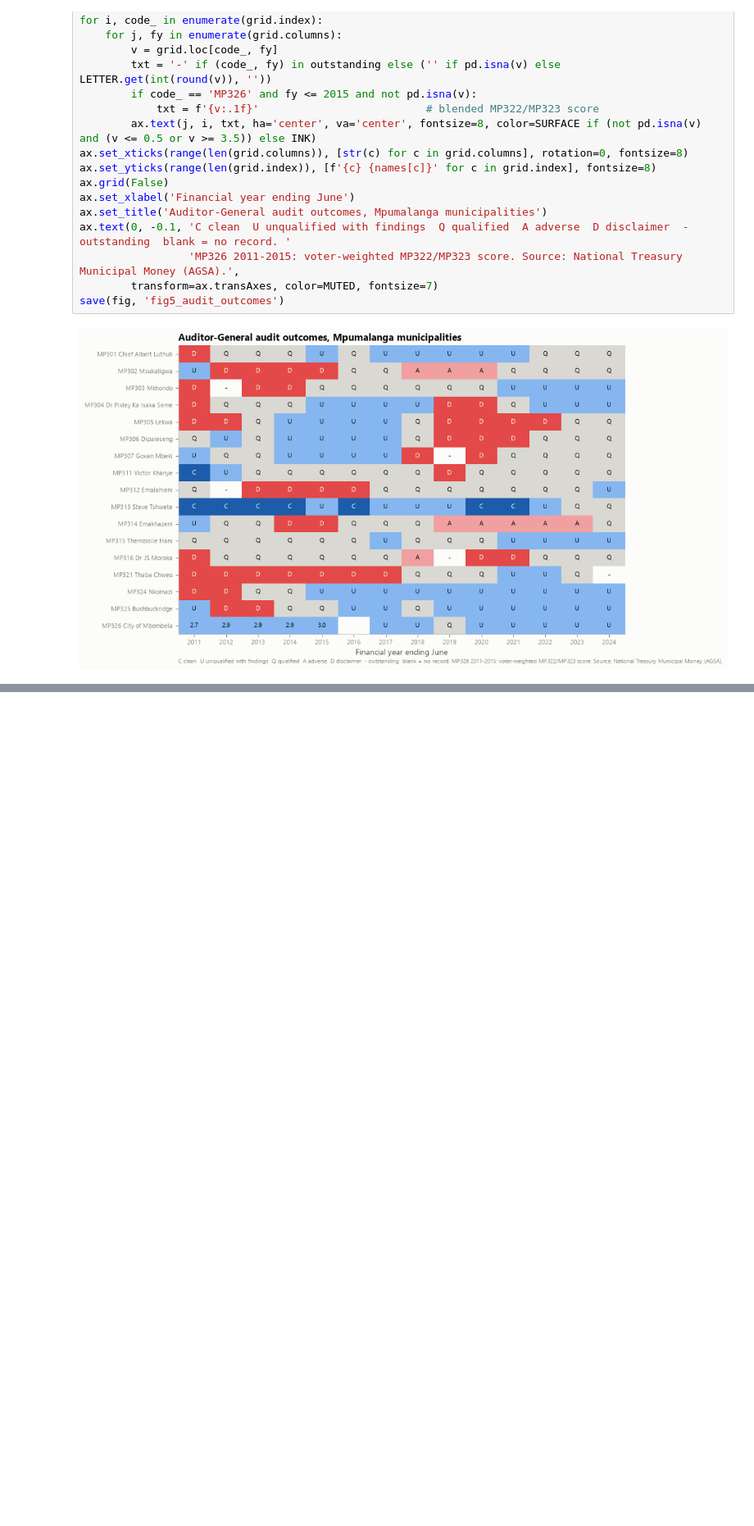
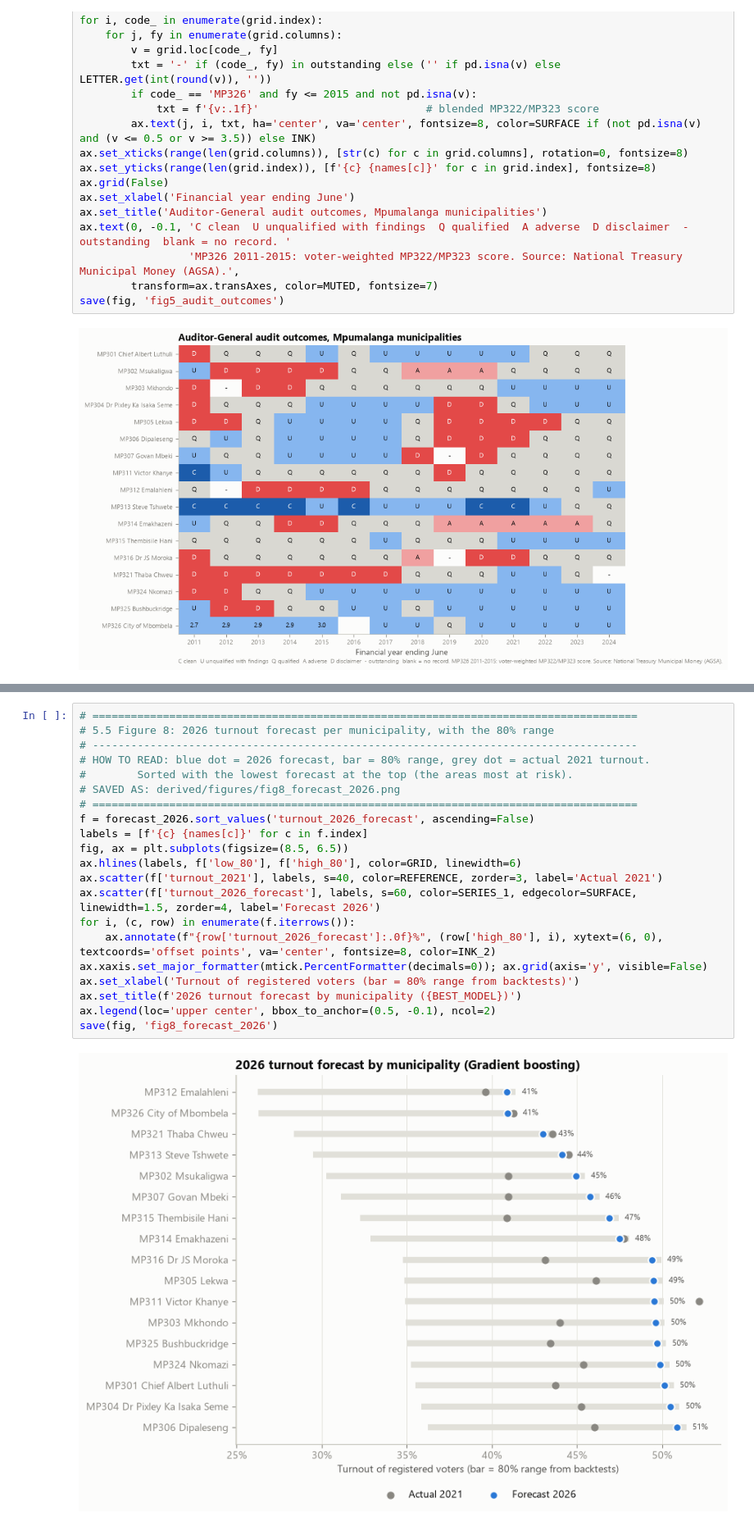
Before and after one commit to jaydenmanca/DIRISA_PROJECT, a Jupyter notebook: model.ipynb, the cells around one changed output, grey strips where cells are left out. Shown at 82% size. Saved outputs shown, nothing was run; the diff lists cells and outputs as text; blank space fills up the shorter version.

```diff
--- a/model.ipynb
+++ b/model.ipynb
@@ -1581,0 +1947,23 @@ Stage 4 complete.
+# %%
+# =====================================================================================
+# 5.5 Figure 8: 2026 turnout forecast per municipality, with the 80% range
+# -------------------------------------------------------------------------------------
+# HOW TO READ: blue dot = 2026 forecast, bar = 80% range, grey dot = actual 2021 turnout.
+#        Sorted with the lowest forecast at the top (the areas most at risk).
+# SAVED AS: derived/figures/fig8_forecast_2026.png
+# =====================================================================================
+f = forecast_2026.sort_values('turnout_2026_forecast', ascending=False)
+labels = [f'{c} {names[c]}' for c in f.index]
+fig, ax = plt.subplots(figsize=(8.5, 6.5))
+ax.hlines(labels, f['low_80'], f['high_80'], color=GRID, linewidth=6)
+ax.scatter(f['turnout_2021'], labels, s=40, color=REFERENCE, zorder=3, label='Actual 2021')
+ax.scatter(f['turnout_2026_forecast'], labels, s=60, color=SERIES_1, edgecolor=SURFACE, linewidth=1.5, zorder=4, label='Forecast 2026')
+for i, (c, row) in enumerate(f.iterrows()):
+    ax.annotate(f"{row['turnout_2026_forecast']:.0f}%", (row['high_80'], i), xytext=(6, 0), textcoords='offset points', va='center', fontsize=8, color=INK_2)
+ax.xaxis.set_major_formatter(mtick.PercentFormatter(decimals=0)); ax.grid(axis='y', visible=False)
+ax.set_xlabel('Turnout of registered voters (bar = 80% range from backtests)')
+ax.set_title(f'2026 turnout forecast by municipality ({BEST_MODEL})')
+ax.legend(loc='upper center', bbox_to_anchor=(0.5, -0.1), ncol=2)
+save(fig, 'fig8_forecast_2026')
+# %% [output]
+[figure, added]
```
Also changed, not shown: parts of 27 cells of this notebook, 19 other files.
